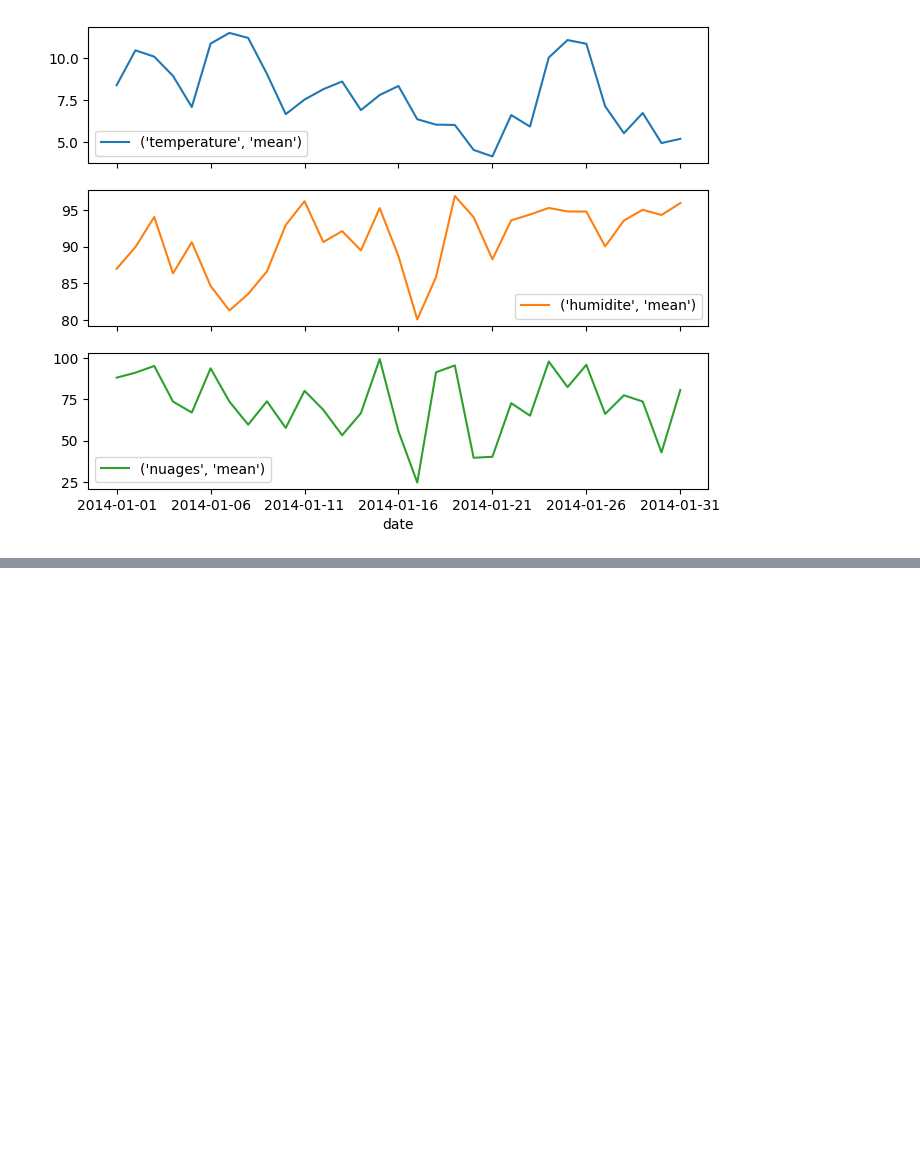
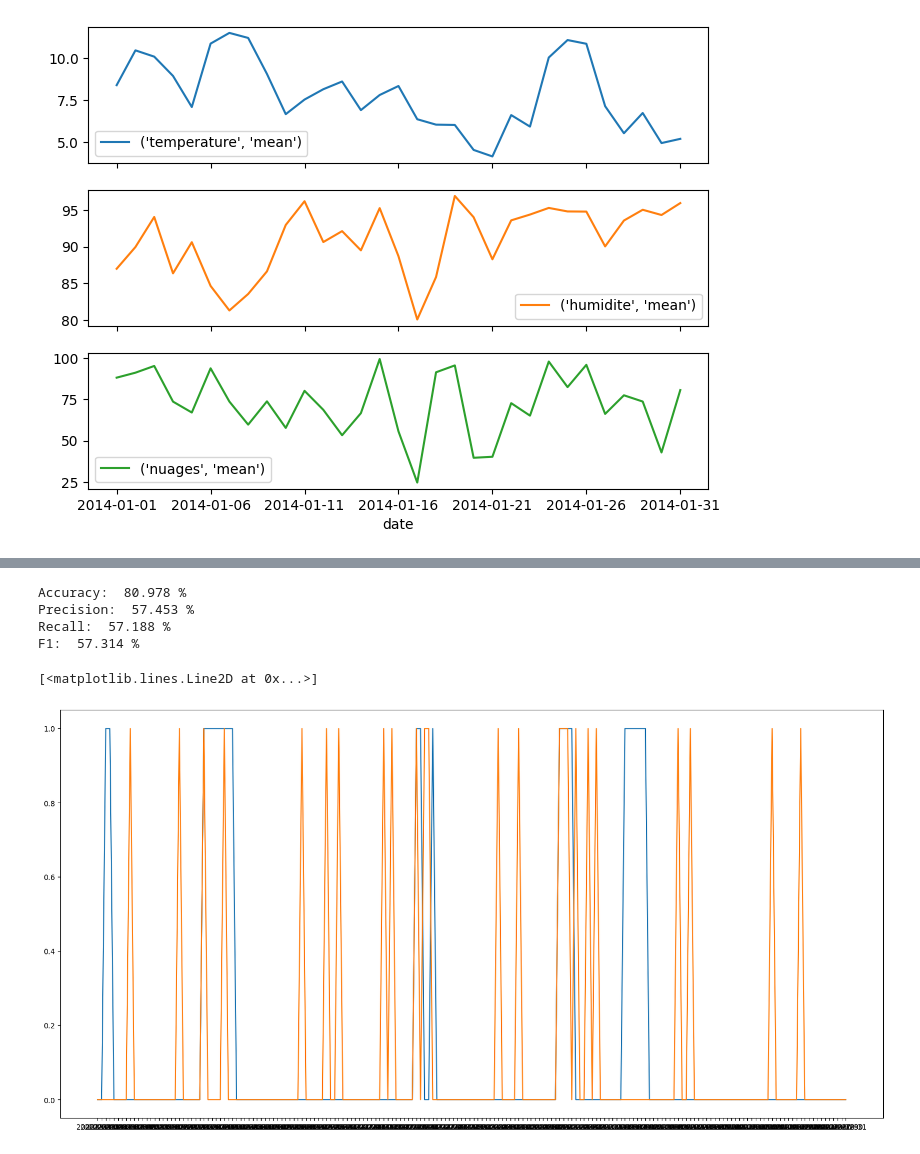
Before and after one commit to ffichet/aiForIndustryEnedis, a Jupyter notebook: tensorflow_predict.ipynb, the cells around one changed output, grey strips where cells are left out. Drawn from its saved outputs; the diff is of its cells as text; code cells hidden in the pictures; blank space fills up the shorter version.

```diff
--- a/tensorflow_predict.ipynb
+++ b/tensorflow_predict.ipynb
@@ -28,6 +28,9 @@ date_time = df.pop('date')
 
 Y = df.pop('incidents')
 X = df
+# %%
+months = pd.to_datetime(date_time,
+               format='%Y-%m-%d').dt.month
 # %%
 df.head()
 # %% [output]
@@ -120,0 +133,22 @@ AxisError: axis 1 is out of bounds for array of dimension 1
+# %%
+Y_pred_class = [np.argmax(y_p) for y_p in filtered_Y_pred]
+Y_test_class = [np.argmax(y_t) for y_t in filtered_test_labels]
+
+score = accuracy_score((Y_test_class), (Y_pred_class))
+
+print("Accuracy: ", f"{score * 100:.3f} %")
+print("Precision: ", f"{precision_score(Y_test_class, Y_pred_class, average='macro') * 100:.3f} %")
+print("Recall: ", f"{recall_score(Y_test_class, Y_pred_class, average='macro') * 100:.3f} %")
+print("F1: ", f"{f1_score(Y_test_class, Y_pred_class, average='macro') * 100:.3f} %")
+# %% [output]
+Accuracy:  80.978 %
+Precision:  57.453 %
+Recall:  57.188 %
+F1:  57.314 %
+# %%
+plt.figure(figsize=(20,10))
+plt.plot(date, Y_pred_class, label="prediction")
+plt.plot(date, Y_test_class, label="true")
+# %% [output]
+[<matplotlib.lines.Line2D at 0x...>]
+[figure, added]
```
Also changed, not shown: parts of 6 cells of this notebook.
